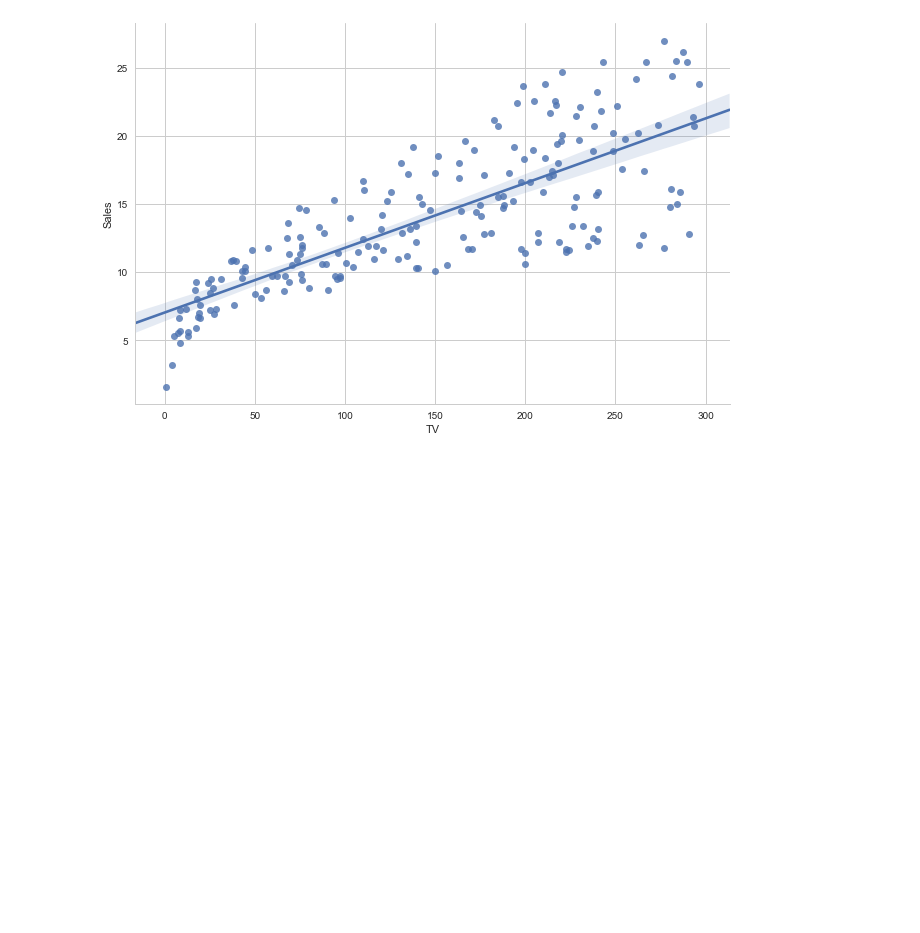
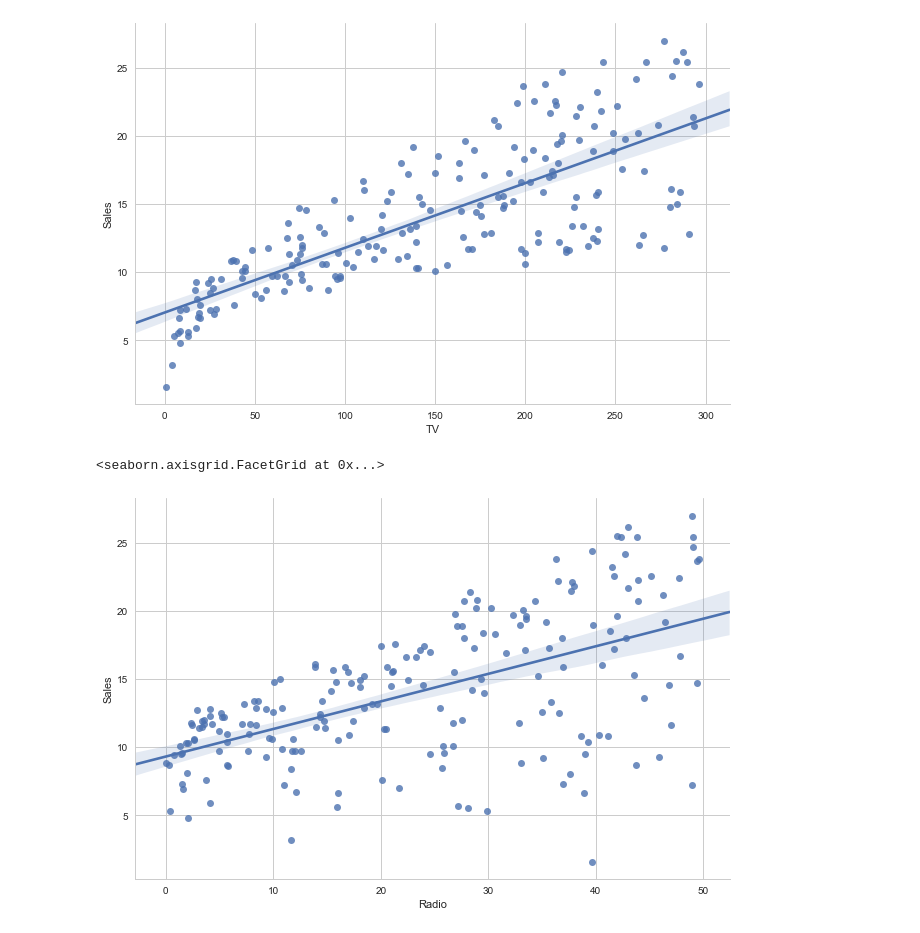
Before and after one commit to soumyakantidas/ML_Practice, a Jupyter notebook: advertising/ad.ipynb, the cells around one changed output. Saved outputs shown, nothing was run; the diff lists cells and outputs as text; code cells hidden in the pictures; blank space fills up the shorter version.

Commit message:
Made some more plots in ad.ipynb

```diff
--- a/advertising/ad.ipynb
+++ b/advertising/ad.ipynb
@@ -54,3 +54,8 @@ sns.lmplot(x='TV', y='Sales', data=ad, size=6, aspect= 1.5)
 # %% [output]
 <seaborn.axisgrid.FacetGrid at 0x...>
 [figure]
+# %%
+sns.lmplot(x='Radio', y='Sales', data=ad, size=6, aspect= 1.5)
+# %% [output]
+<seaborn.axisgrid.FacetGrid at 0x...>
+[figure, added]
```
Also changed, not shown: parts of 1 cell of this notebook.
